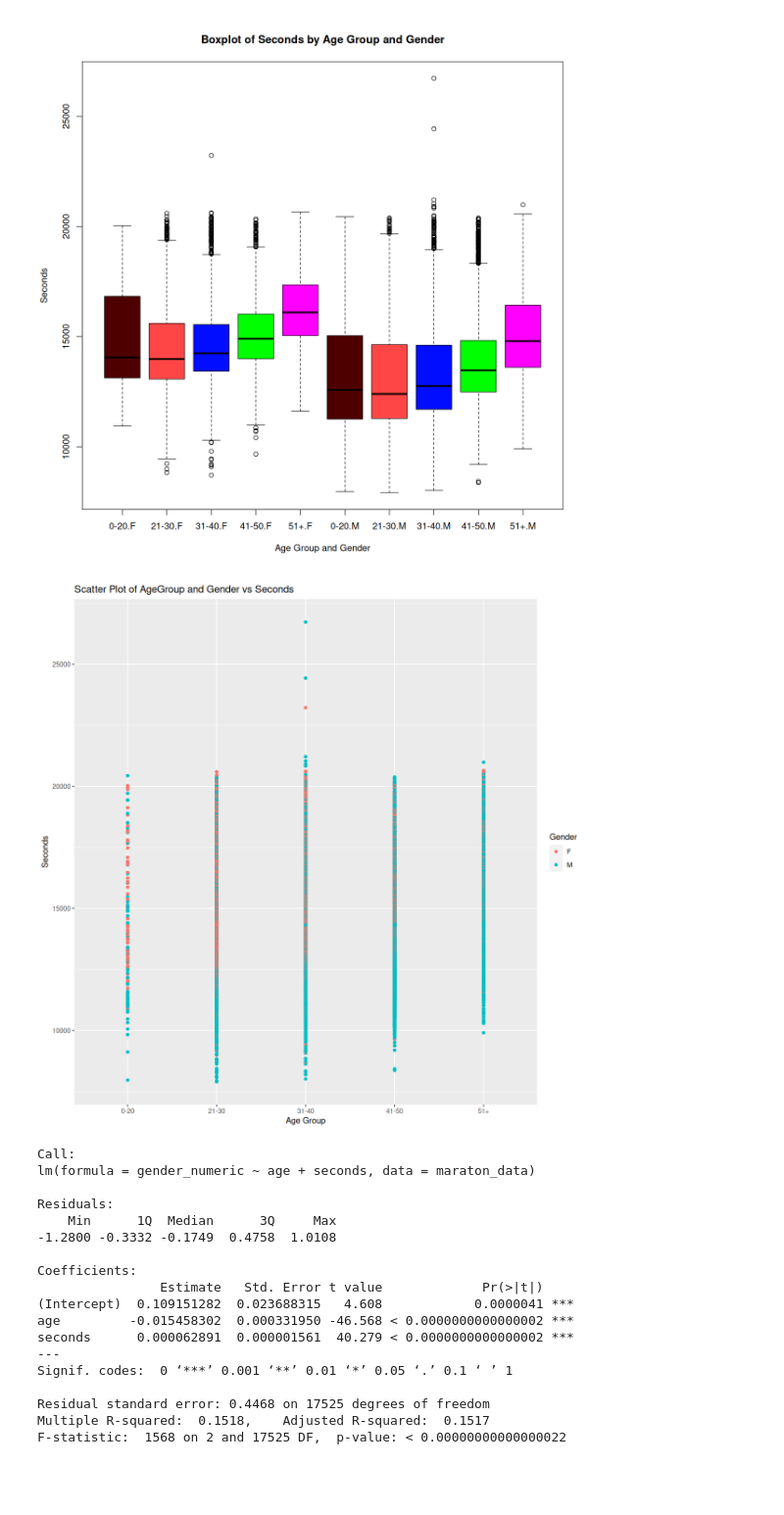
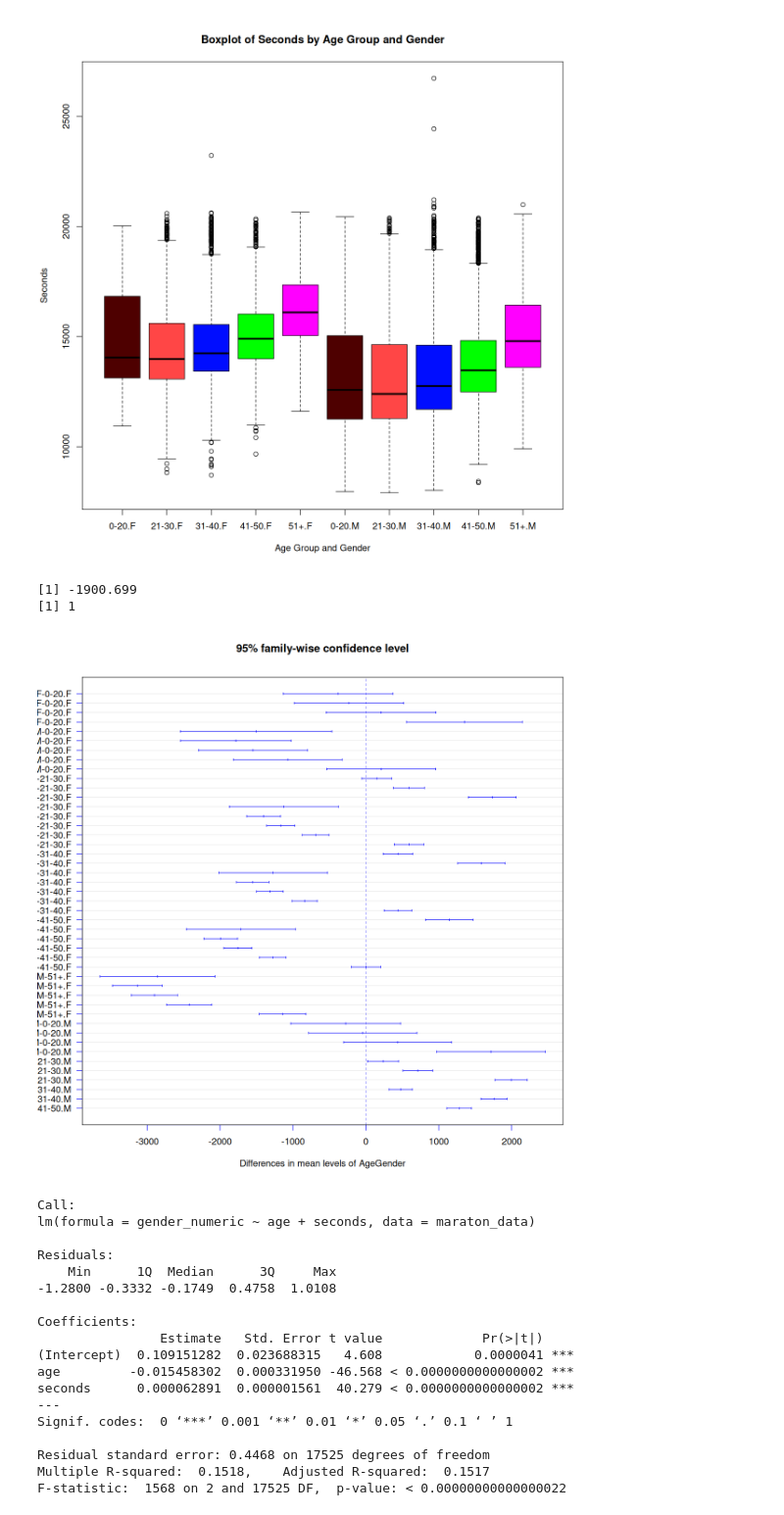
Before and after one commit to BritoAlv/MarathonStatistics, a Jupyter notebook: stats.ipynb, the cells around one changed output. Shown at 98% size. Drawn from its saved outputs; the diff is of its cells as text; code cells hidden in the pictures; blank space fills up the shorter version.

```diff
--- a/stats.ipynb
+++ b/stats.ipynb
@@ -219,16 +244,54 @@ plot(
 )
 # %% [output]
 [figure]
-# %%
-library(ggplot2)
-
-# Create the scatter plot
-ggplot(maraton_data, aes(x = AgeGroup, y = seconds, color = gender)) +
-  geom_point() +
-  labs(x = "Age Group", y = "Seconds", color = "Gender") +
-  ggtitle("Scatter Plot of AgeGroup and Gender vs Seconds")
-# %% [output]
-[figure, removed]
+# %%
+overall_mean <- mean(maraton_data$seconds)
+
+# Calculate the group means
+group_means <- aggregate(seconds ~ AgeGender, data = maraton_data, FUN = mean)
+
+# Calculate the between group sum of squares
+SSB <- sum(group_means$seconds * table(maraton_data$AgeGender)) - sum(maraton_data$seconds)^2/nrow(maraton_data)
+
+# Calculate the total sum of squares
+SST <- sum((maraton_data$seconds - overall_mean)^2)
+
+# Calculate the within group sum of squares
+SSW <- SST - SSB
+
+# Calculate the degrees of freedom for between groups and within groups
+dfb <- nrow(group_means) - 1
+dfw <- nrow(maraton_data) - nrow(group_means)
+
+# Calculate the mean square for between groups and within groups
+MSB <- SSB / dfb
+MSW <- SSW / dfw
+
+# Calculate the F statistic
+F <- MSB / MSW
+
+# Print the F statistic
+print(F)
+
+# Calculate the p-value
+p_value <- 1 - pf(F, dfb, dfw)
+
+# Print the p-value
+print(p_value)
+# %% [output]
+[1] -1900.699
+[1] 1
+# %%
+# Fit the linear model
+model <- aov(seconds ~ AgeGender, data = maraton_data)
+
+# Perform Tukey's HSD test
+posthoc <- TukeyHSD(model, "AgeGender")
+
+# Plot the Tukey's HSD test results
+plot(posthoc, las = 1, col = "blue")
+# %% [output]
+[figure, added]
 # %%
 maraton_data$gender_numeric <- ifelse(maraton_data$gender == "M", 0, 1)
 
```
Also changed, not shown: parts of 16 cells of this notebook, 1 other file.
